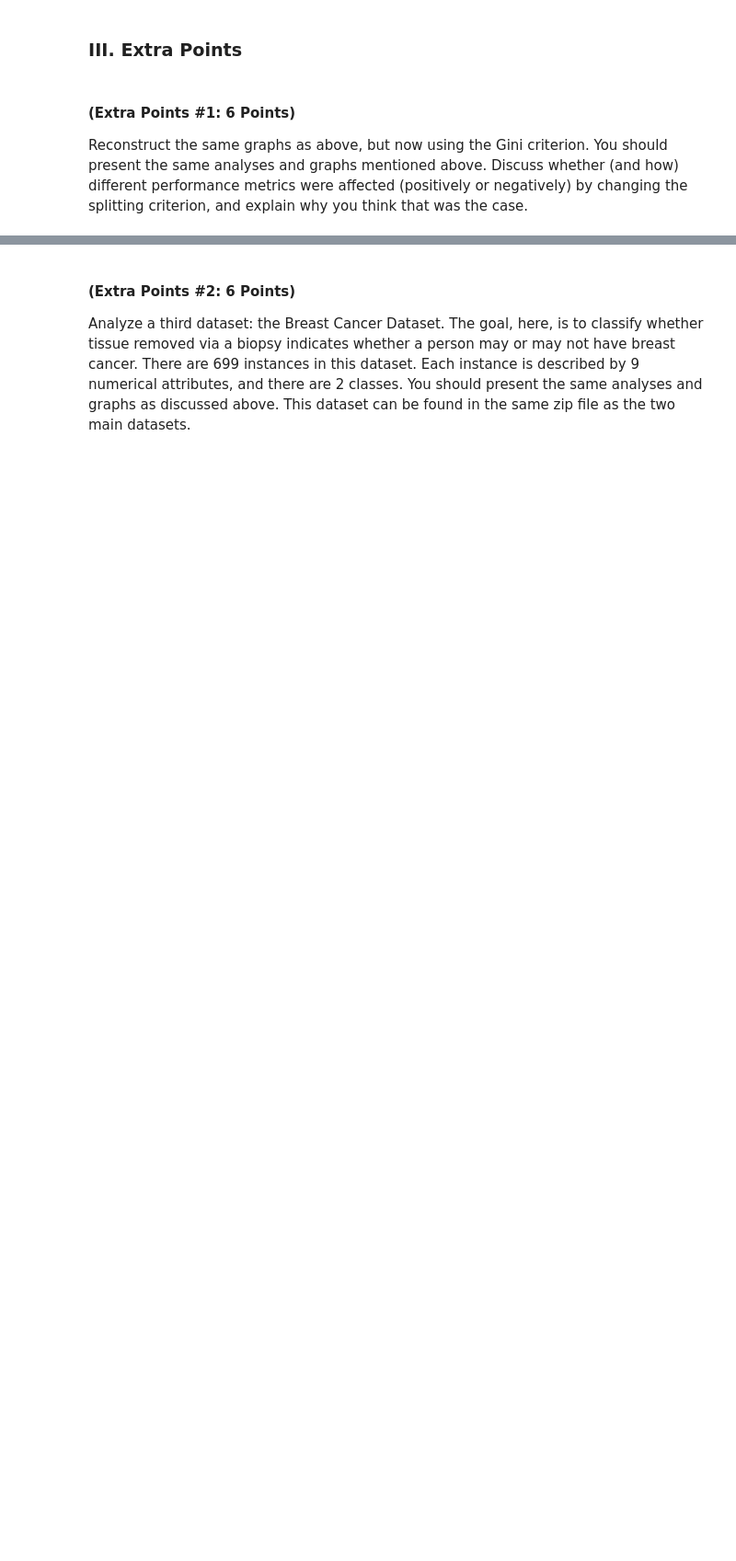
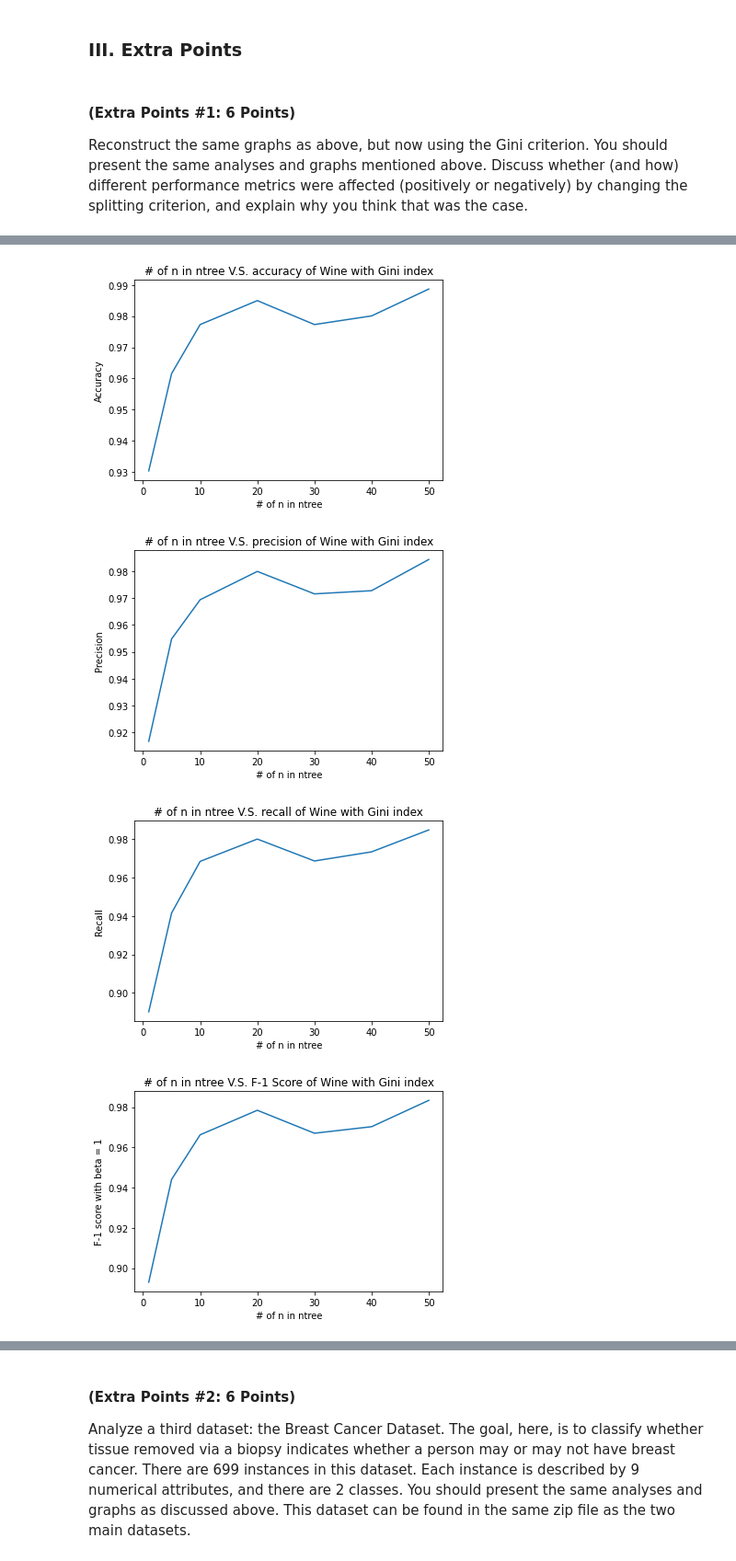
Before and after one commit to HarryWang0619/COMPSCI589-HW3, a Jupyter notebook: hw3.ipynb, the cells around one changed output, grey strips where cells are left out. Shown: that part at 92% size. Saved outputs shown, nothing was run; the diff lists cells and outputs as text; code cells hidden in the pictures; blank space fills up the shorter version.

```diff
--- a/hw3.ipynb
+++ b/hw3.ipynb
@@ -126,7 +187,7 @@ Reconstruct the same graphs as above, but now using the Gini criterion. You shou
 # %%
 wineaccuracygini, wineprecisiongini, winerecallgini, winef1gini = [], [], [], []
 for n in parameterofn:
-    lists = kfoldcrossvalid(winedata, winecategory, 10, n, 10, 10, 0.01, 'id3', 0.1)[0]
+    lists = kfoldcrossvalid(winedata, winecategory, 10, n, 10, 10, 0.01, 'gini', 0.1)[0]
     beta = 1
     acc0, pre0, rec0, fsc0 = meanevaluation(lists, 1, beta)
     acc1, pre1, rec1, fsc1 = meanevaluation(lists, 2, beta)
@@ -140,3 +236,13 @@ for n in parameterofn:
+# %%
+ploter(wineaccuracygini, '# of n in ntree V.S. accuracy of Wine with Gini index', '# of n in ntree', 'Accuracy')
+ploter(wineprecisiongini, '# of n in ntree V.S. precision of Wine with Gini index', '# of n in ntree', 'Precision')
+ploter(winerecallgini, '# of n in ntree V.S. recall of Wine with Gini index', '# of n in ntree', 'Recall')
+ploter(winef1gini, '# of n in ntree V.S. F-1 Score of Wine with Gini index', '# of n in ntree', 'F-1 score with beta = 1')
+# %% [output]
+[figure, added]
+[figure, added]
+[figure, added]
+[figure, added]
 # %%
 houseaccuracygini, houseprecisiongini, houserecallgini, housef1gini = [], [], [], []
 for n in parameterofn:
```
Also changed, not shown: parts of 17 cells of this notebook.
